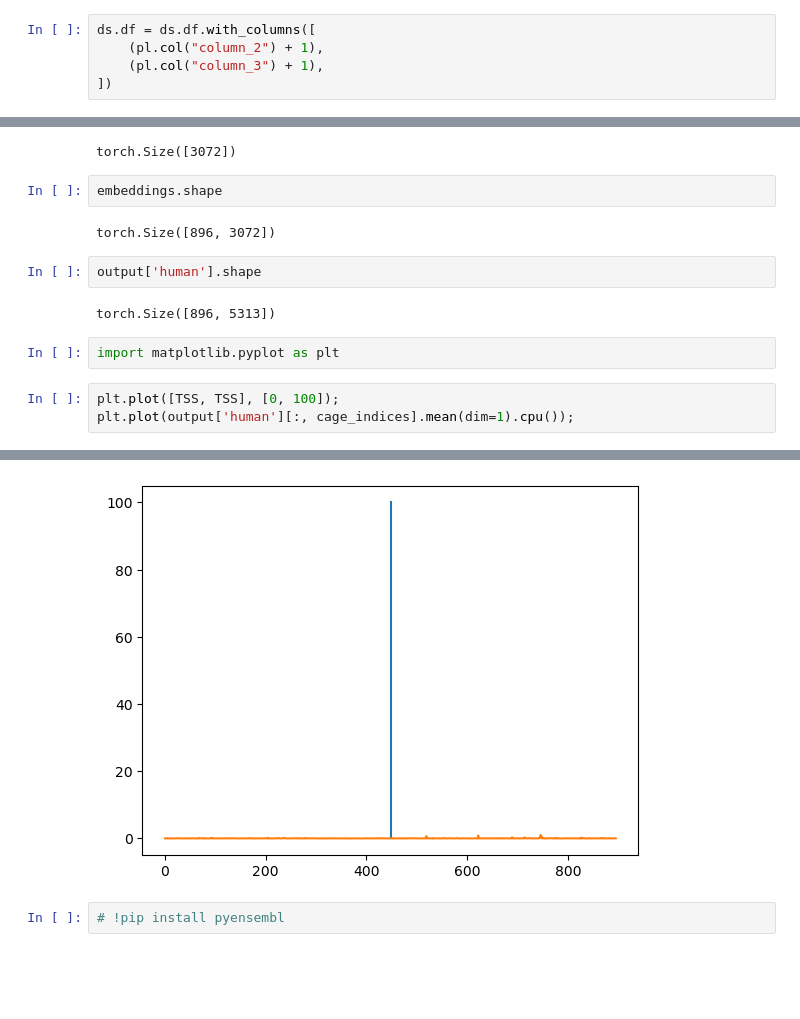
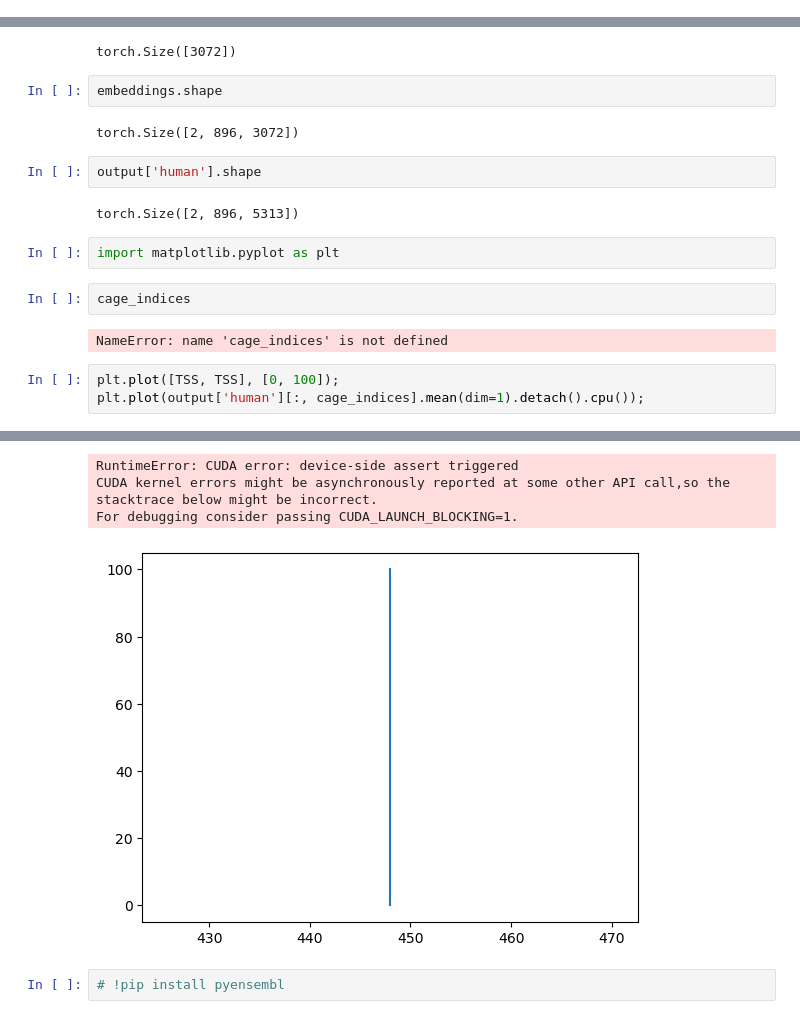
Before and after one commit to sofroniewn/rosa, a Jupyter notebook: notebooks/enformer.ipynb, the cells around one changed output, grey strips where cells are left out. Cells and saved outputs as stored; diff of their text form; blank space fills up the shorter version.

```diff
--- a/notebooks/enformer.ipynb
+++ b/notebooks/enformer.ipynb
@@ -87,5 +96,0 @@ ValueError: empty range for randrange() (40245, 2, -40243)
-# %%
-ds.df = ds.df.with_columns([
-    (pl.col("column_2") + 1),
-    (pl.col("column_3") + 1),
-])
@@ -242,14 +248,18 @@ torch.Size([3072])
 # %%
 embeddings.shape
 # %% [output]
-torch.Size([896, 3072])
+torch.Size([2, 896, 3072])
 # %%
 output['human'].shape
 # %% [output]
-torch.Size([896, 5313])
+torch.Size([2, 896, 5313])
 # %%
 import matplotlib.pyplot as plt
+# %%
+cage_indices
+# %% [output]
+NameError: name 'cage_indices' is not defined
 # %%
 plt.plot([TSS, TSS], [0, 100]);
-plt.plot(output['human'][:, cage_indices].mean(dim=1).cpu());
+plt.plot(output['human'][:, cage_indices].mean(dim=1).detach().cpu());
 # %% [output]
@@ -256,4 +283,7 @@ plt.plot(output['human'][:, cage_indices].mean(dim=1).cpu());
+RuntimeError: CUDA error: device-side assert triggered
+CUDA kernel errors might be asynchronously reported at some other API call,so the stacktrace below might be incorrect.
+For debugging consider passing CUDA_LAUNCH_BLOCKING=1.
-[figure, old version]
+[figure, new version]
 # %%
 # !pip install pyensembl
 # %%
```
Also changed, not shown: parts of 25 cells of this notebook, 6 other files.
